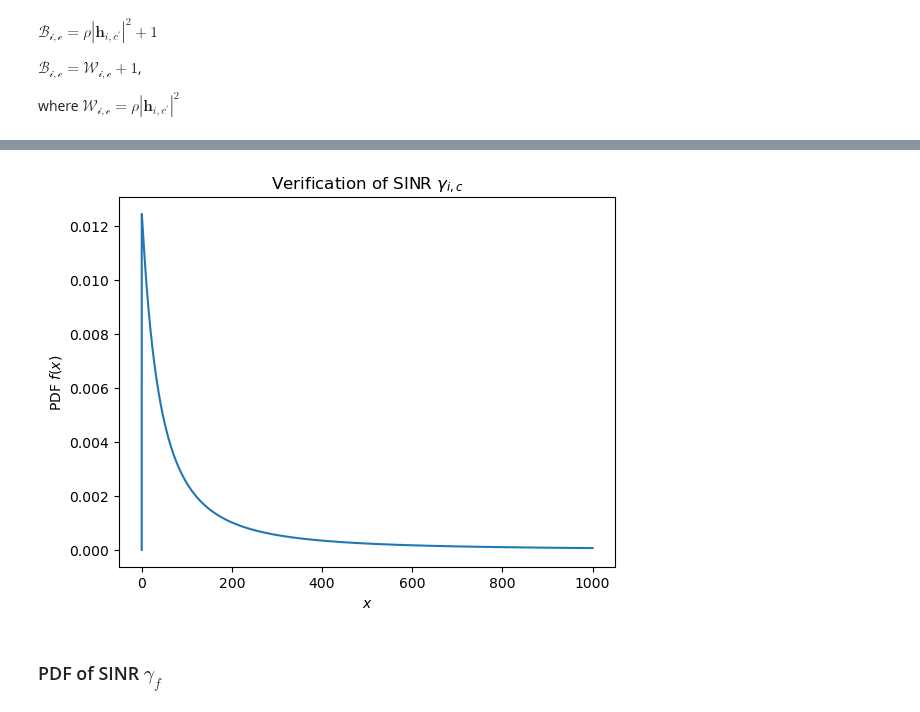
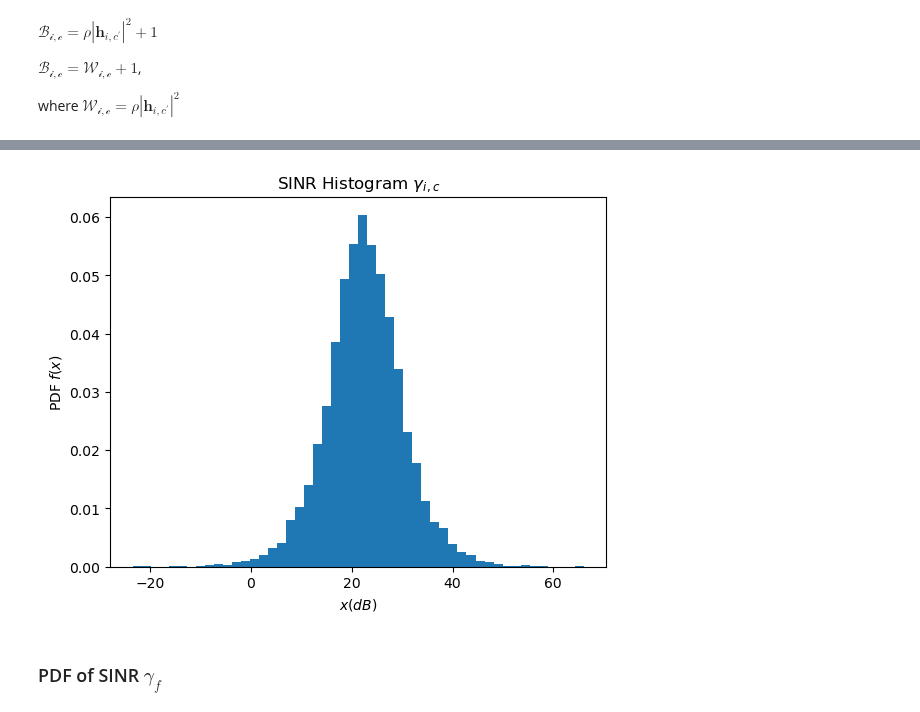
Before and after one commit to muhd-umer/comyx, a Jupyter notebook: research/statistical_analysis/statistics.ipynb, the cells around one changed output, grey strips where cells are left out. Drawn from its saved outputs; the diff is of its cells as text; code cells hidden in the pictures.

```diff
--- a/research/statistical_analysis/statistics.ipynb
+++ b/research/statistical_analysis/statistics.ipynb
@@ -121,7 +121,7 @@ TEMP = constants["TEMP"]  # Temperature in Kelvin
 FREQ = constants["FREQ"]  # Frequency of carrier signal in Hz
 SIGMA = constants["SIGMA"]  # Shadowing standard deviation in dB
 
-Pt = 25  # Transmit power in dBm
+Pt = 15  # Transmit power in dBm
 Pt_lin = dbm2pow(Pt)  # Transmit power in linear scale
 N0 = get_noise_power(BANDWIDTH, TEMP, 12)  # Noise power in dBm
 N0_lin = dbm2pow(N0)  # Noise power in linear scale
@@ -531,19 +526,32 @@ plt.show()
 # %%
-x = np.linspace(0, 1000, N)
-# plt.hist(simulation_SINR_ic, bins=100, density=True)
-plt.plot(
-    x,
-    generalized_beta_prime_pdf(
-        x, k_Z_ic, k_B_ic, 1, (theta_Z_ic * zeta_ic * rho) / theta_B_ic
+# x = np.linspace(0, np.max(simulation_SINR_ic), N)
+# plt.hist(pow2db(simulation_SINR_ic), bins=50, density=True)
+# plt.plot(
+#     x,
+#     generalized_beta_prime_pdf(
+#         x, k_Z_ic, k_B_ic, 1, (theta_Z_ic * zeta_ic * rho) / theta_B_ic
+#     ),
+# )
+plt.hist(
+    pow2db(
+        sp.stats.betaprime.rvs(
+            k_Z_ic,
+            k_B_ic,
+            loc=0,
+            scale=(theta_Z_ic * zeta_if * rho) / theta_B_ic,
+            size=N,
+        ),
     ),
+    bins=50,
+    density=True,
 )
-plt.title(r"Verification of SINR $\gamma_{i,c}$")
-plt.xlabel(r"$x$")
+plt.title(r"SINR Histogram $\gamma_{i,c}$")
+plt.xlabel(r"$x (dB)$")
 plt.ylabel(r"PDF $f(x)$")
 # plt.ticklabel_format(axis="both", style="sci", scilimits=(0, 0))
 plt.show()
 # %% [output]
-[figure, old version]
+[figure, new version]
 # %% [markdown]
 ### PDF of SINR $\gamma_{f}$
 # %% [markdown]
```
Also changed, not shown: parts of 23 cells of this notebook.
